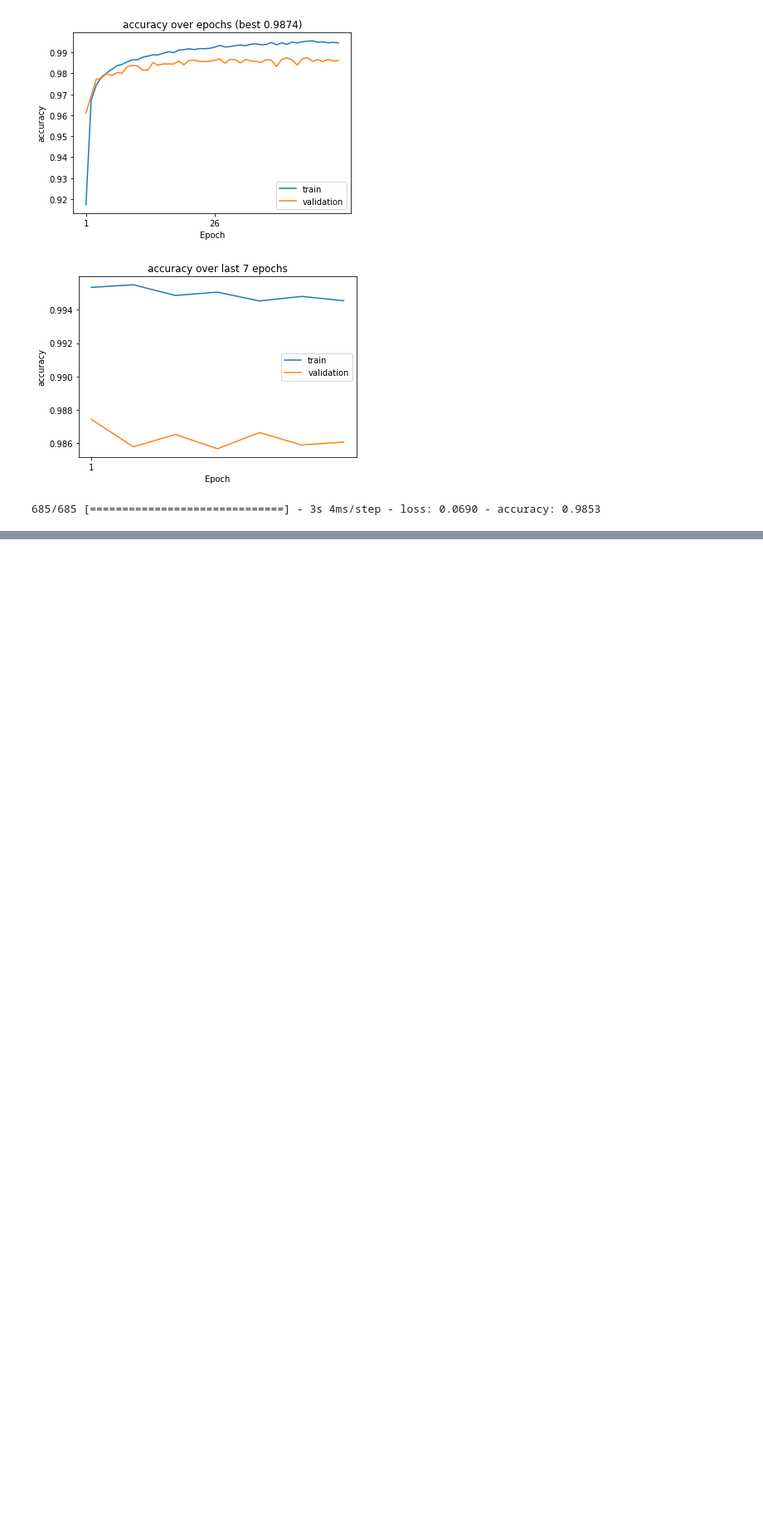
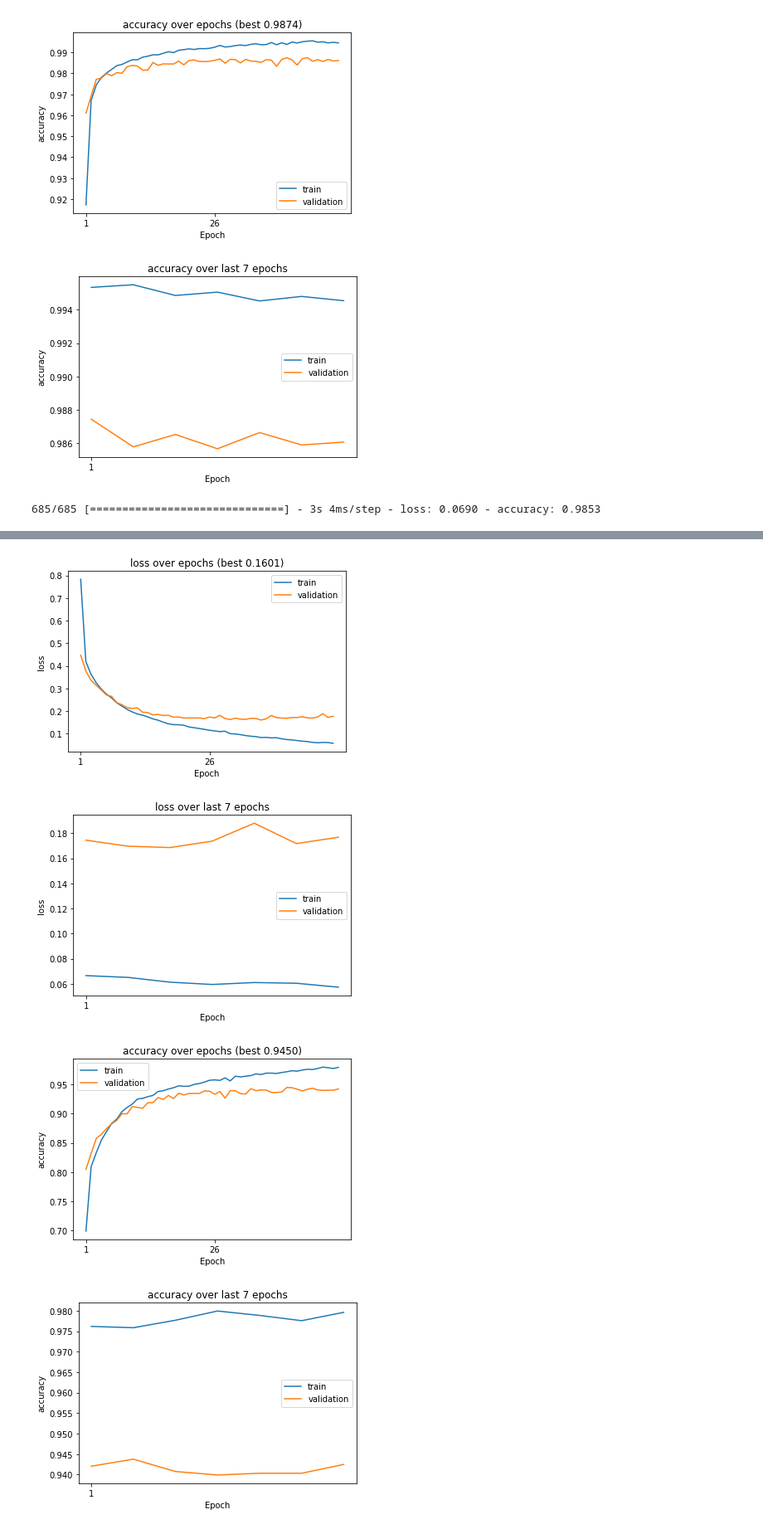
Before and after one commit to spdrnl/ecg, a Jupyter notebook: ECG.ipynb, the cells around one changed output, grey strips where cells are left out. Shown: that part at 83% size. Saved outputs shown, nothing was run; the diff lists cells and outputs as text; code cells hidden in the pictures; blank space fills up the shorter version.

Commit message:
Added transfer learning

```diff
--- a/ECG.ipynb
+++ b/ECG.ipynb
@@ -367,0 +390,15 @@ X_mitbih_test = model.evaluate(X_mitbih_test, y_mitbih_test)
+# %%
+# Reuse the MIT trained model, except the last three layers
+def get_transfer_model(model):
+  model.trainable = False
+  model_input = model.inputs
+  model_output = model.get_layer('flatten_6').output
+
+  X = keras.layers.Dense(32, activation='relu')(model_output)
+  X = keras.layers.Dense(32, activation='relu')(X)
+  out = keras.layers.Dense(1, activation='sigmoid')(X)
+
+  transfer_model = keras.Model(inputs=model_input, outputs=out)
+  return transfer_model
+
+get_transfer_model(model).summary()
@@ -367,0 +423,5 @@ X_mitbih_test = model.evaluate(X_mitbih_test, y_mitbih_test)
+# %%
+optimizer = keras.optimizers.Adam(lr=0.001)
+transfer_model = get_transfer_model(model)
+transfer_model.compile(optimizer=optimizer, loss='binary_crossentropy', metrics=['accuracy'])
+history = transfer_model.fit(X_ptbdbl_train, y_ptbdbl_train, validation_data=(X_ptbdbl_val, y_ptbdbl_val), shuffle=True, batch_size=128, epochs=50)
@@ -367,0 +446,8 @@ X_mitbih_test = model.evaluate(X_mitbih_test, y_mitbih_test)
+# %%
+pretty_plot(history, 'loss', lambda x: min(x))
+pretty_plot(history, 'accuracy', lambda x: max(x))
+# %% [output]
+[figure, added]
+[figure, added]
+[figure, added]
+[figure, added]
```
Also changed, not shown: parts of 4 cells of this notebook.
